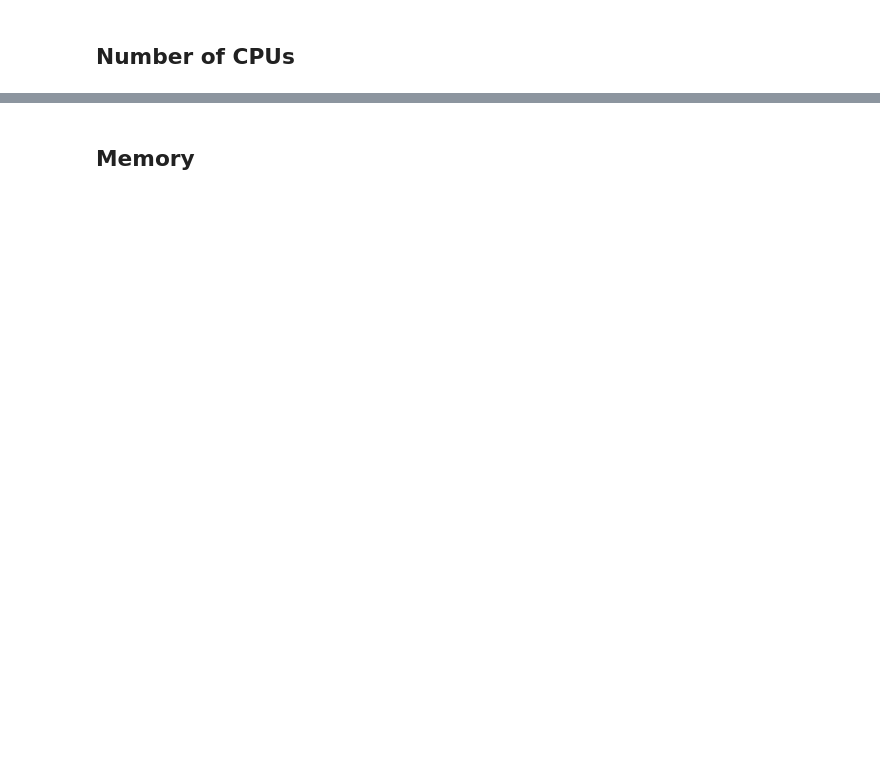
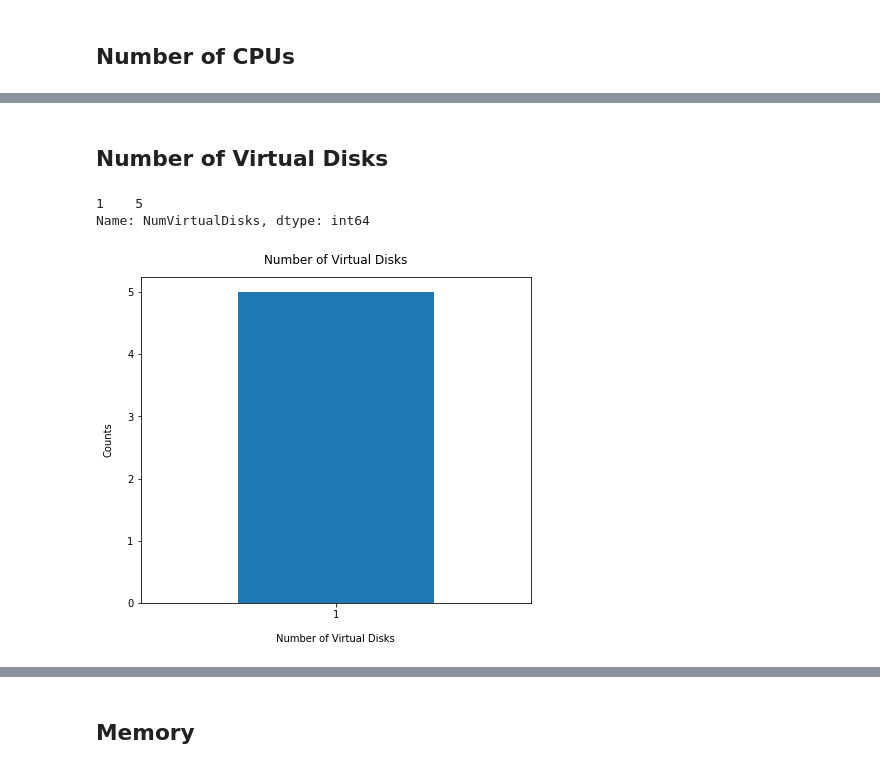
Before and after one commit to k8-proxy/k8-vmware-visualisation, a Jupyter notebook: upwork-devs/Pappaterra-Lucia/VMs-visualizations-0.ipynb, the cells around one changed output, grey strips where cells are left out. Drawn from its saved outputs; the diff is of its cells as text; code cells hidden in the pictures; blank space fills up the shorter version.

```diff
--- a/upwork-devs/Pappaterra-Lucia/VMs-visualizations-0.ipynb
+++ b/upwork-devs/Pappaterra-Lucia/VMs-visualizations-0.ipynb
@@ -99,0 +107,14 @@ plt.title("Number of CPUs", y=1.02);
+# %% [markdown]
+##  Number of Virtual Disks
+# %%
+df.NumVirtualDisks.value_counts()
+# %% [output]
+1    5
+Name: NumVirtualDisks, dtype: int64
+# %%
+df.NumVirtualDisks.value_counts().plot(kind='bar', figsize=(7, 6), rot=0) #kind='barh'
+plt.xlabel("Number of Virtual Disks", labelpad=14)
+plt.ylabel("Counts", labelpad=14)
+plt.title("Number of Virtual Disks", y=1.02);
+# %% [output]
+[figure, added]
```
Also changed, not shown: parts of 19 cells of this notebook, 2 other files.
